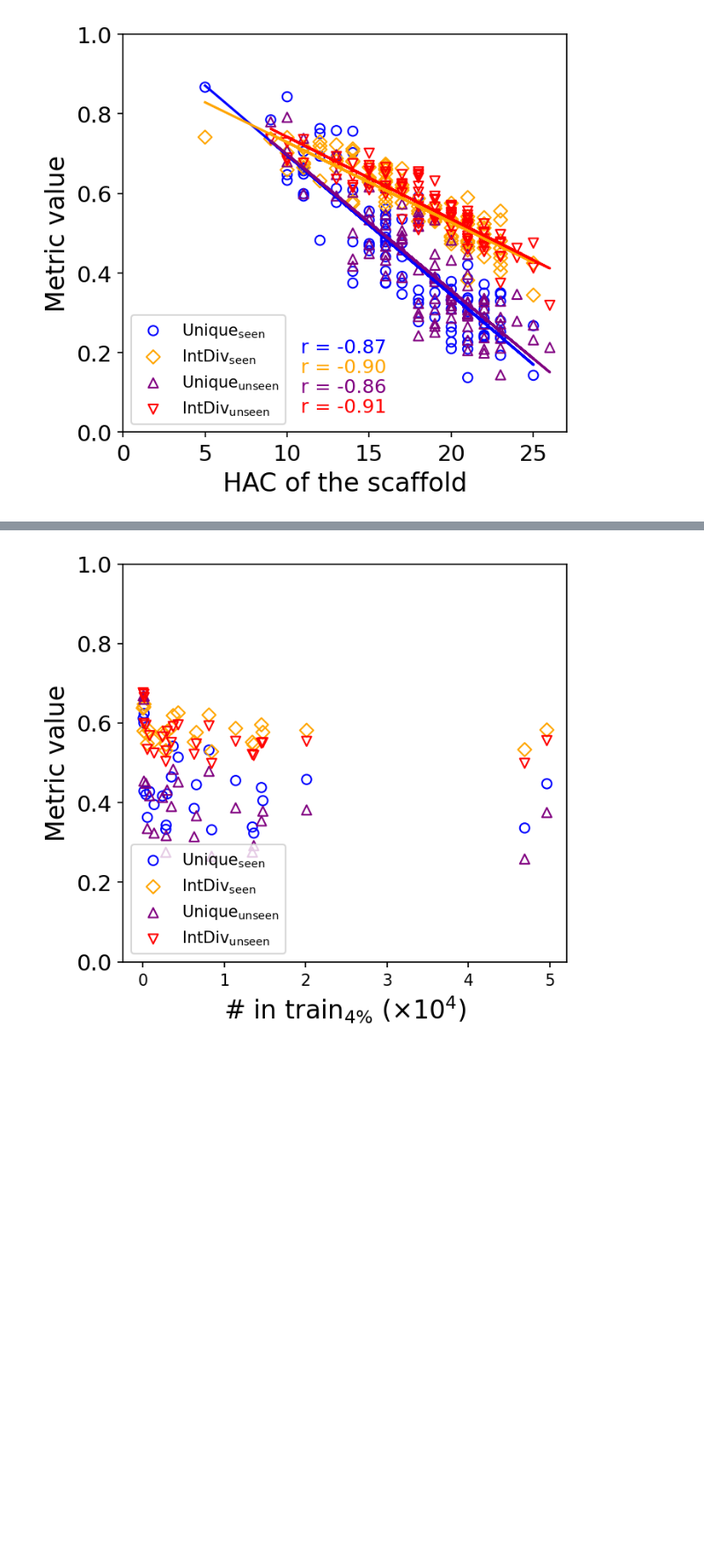
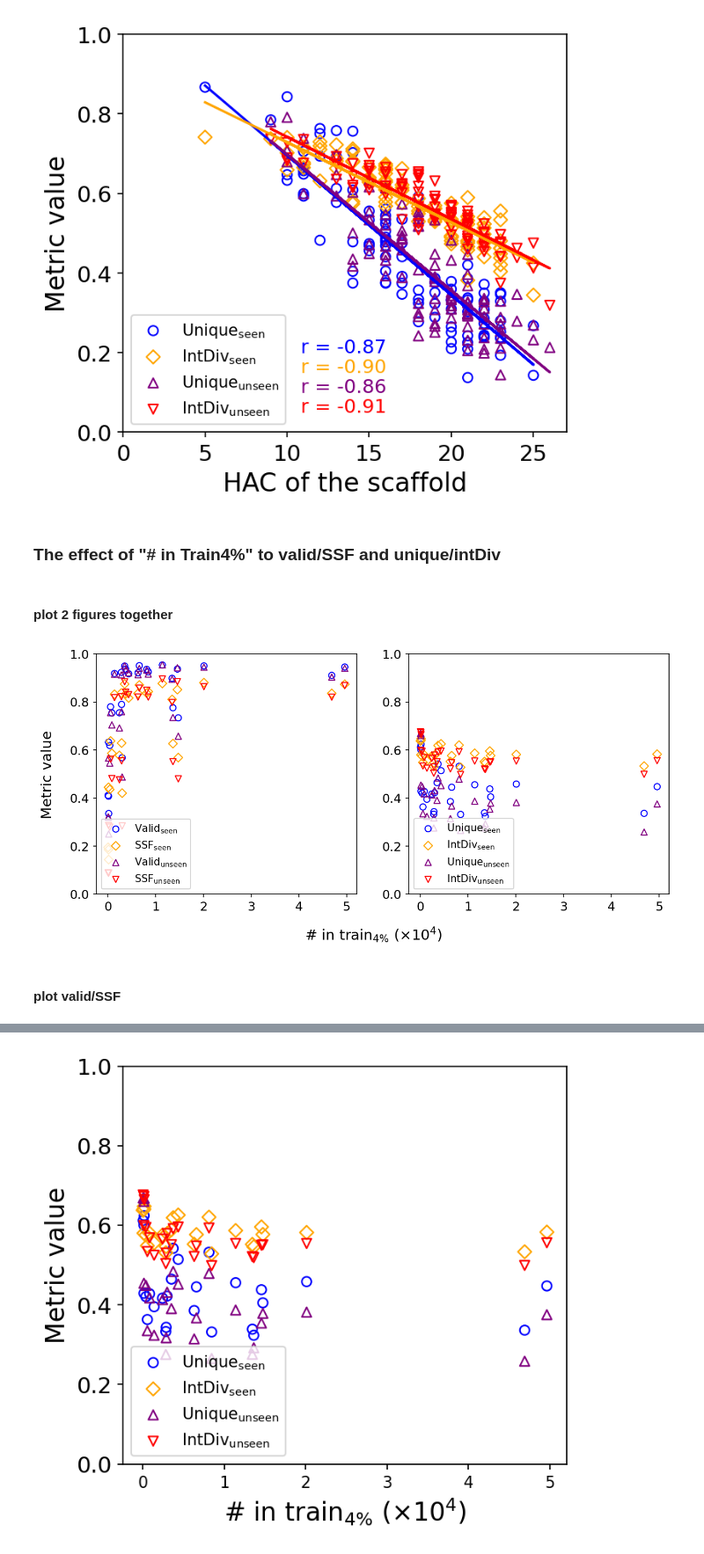
Before and after one commit to chaoting-sun/GCT-Plus, a Jupyter notebook: Plot/psca_sampling.ipynb, the cells around one changed output, grey strips where cells are left out. Shown at 88% size. Saved outputs shown, nothing was run; the diff lists cells and outputs as text; code cells hidden in the pictures; blank space fills up the shorter version.

```diff
--- a/psca_sampling.ipynb
+++ b/Plot/psca_sampling.ipynb
@@ -359,6 +478,14 @@ plt.yticks(np.arange(0, 1.1, 0.2), fontsize=14)
 plt.show()
 # %% [output]
 [figure]
+# %% [markdown]
+### The effect of "# in Train4%" to valid/SSF and unique/intDiv
 # %%
 train_prop = train.groupby(by=['logP', 'tPSA', 'QED']).mean().reset_index(drop=False)
 testsca_prop = testsca.groupby(by=['logP', 'tPSA', 'QED']).mean().reset_index(drop=False)
+
+n_train = get_n_train()
+n_train = [n / 10000 for n in n_train]
+
+train_prop['n_train'] = n_train
+testsca_prop['n_train'] = n_train
@@ -369,0 +492,70 @@ testsca_prop['n_train'] = n_train
+# %% [markdown]
+#### plot 2 figures together
+# %%
+# Create figure and axes
+fig, axes = plt.subplots(1, 2, figsize=(10, 4.3), dpi=150)
+
+fig.text(0.5, -0.02, r'# in $\mathdefault{train}_{4\%}\ (\times 10^4)$', ha='center', fontsize=14)
+fig.text(0.05, 0.5, 'Metric value', va='center', rotation='vertical', fontsize=14)
+
+
+# Data setup
+x1 = train_prop['n_train']
+met1_1 = train_prop['valid']
+met2_1 = train_prop['SSF']
+
+x2 = testsca_prop['n_train']
+met1_2 = testsca_prop['valid']
+met2_2 = testsca_prop['SSF']
+
+
+### the first plot
+
+# Scatter plots
+axes[0].scatter(x1, met1_1, label=r'$\mathdefault{Valid}_{\mathdefault{seen}}$', marker='o', facecolors='none', edgecolors='blue')
+axes[0].scatter(x1, met2_1, label=r'$\mathdefault{SSF}_{\mathdefault{seen}}$', marker='D', facecolors='none', edgecolors='orange')
+axes[0].scatter(x2, met1_2, label=r'$\mathdefault{Valid}_{\mathdefault{unseen}}$', marker='^', facecolors='none', edgecolors='purple')
+axes[0].scatter(x2, met2_2, label=r'$\mathdefault{SSF}_{\mathdefault{unseen}}$', marker='v', facecolors='none', edgecolors='red')
+
+# Labels and legends
+# axes[0].set_xlabel('HAC of the scaffold', fontsize=16)
+# axes[0].set_ylabel('Metric value', fontsize=16)
+axes[0].legend(fontsize=10, loc='lower left')
+
+
+# Ticks
+axes[0].set_yticks(np.arange(0, 1.1, 0.2))
+axes[0].tick_params(labelsize=12)
+
+### the second plot
+
+x1 = train_prop['n_train']
+met1_1 = train_prop['unique']
+met2_1 = train_prop['intDiv']
+
+x2 = testsca_prop['n_train']
+met1_2 = testsca_prop['unique']
+met2_2 = testsca_prop['intDiv']
+
+# Scatter plots
+axes[1].scatter(x1, met1_1, label=r'$\mathdefault{Unique}_{\mathdefault{seen}}$', marker='o', facecolors='none', edgecolors='blue')
+axes[1].scatter(x1, met2_1, label=r'$\mathdefault{IntDiv}_{\mathdefault{seen}}$', marker='D', facecolors='none', edgecolors='orange')
+axes[1].scatter(x2, met1_2, label=r'$\mathdefault{Unique}_{\mathdefault{unseen}}$', marker='^', facecolors='none', edgecolors='purple')
+axes[1].scatter(x2, met2_2, label=r'$\mathdefault{IntDiv}_{\mathdefault{unseen}}$', marker='v', facecolors='none', edgecolors='red')
+
+# Labels and legends
+# axes[1].set_xlabel('HAC of the scaffold', fontsize=16)
+# axes[1].set_ylabel('Metric value', fontsize=16)
+axes[1].legend(fontsize=10, loc='lower left')
+
+# Ticks
+axes[1].set_yticks(np.arange(0, 1.1, 0.2))
+axes[1].tick_params(labelsize=12)
+
+# Show the plot
+# plt.tight_layout()
+plt.show()
+# %% [output]
+[figure, added]
+# %% [markdown]
+#### plot valid/SSF
```
Also changed, not shown: parts of 17 cells of this notebook, 56 other files.
